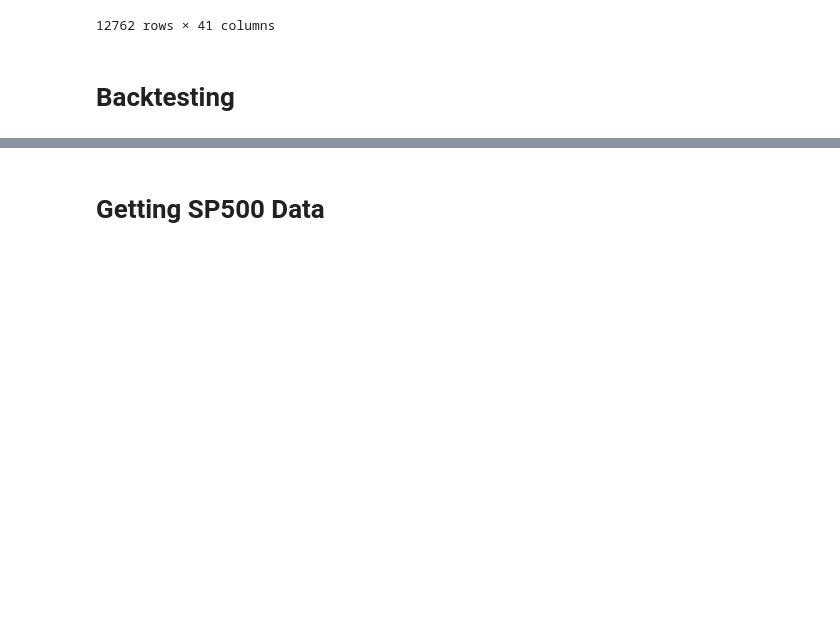
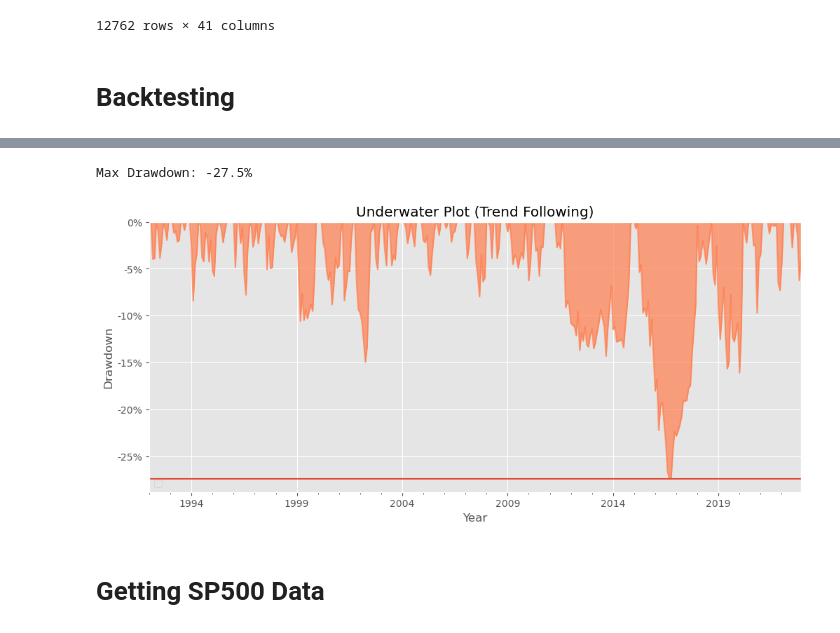
Before and after one commit to MalekAlkshaik/Trend-Following-Time-Series-Momentum, a Jupyter notebook: Time Series Momentum GitHub.ipynb, the cells around one changed output, grey strips where cells are left out. Cells and saved outputs as stored; diff of their text form; code cells hidden in the pictures; blank space fills up the shorter version.

```diff
--- a/Time Series Momentum GitHub.ipynb
+++ b/Time Series Momentum GitHub.ipynb
@@ -159,3 +142,8 @@ pf.plot_drawdown_underwater(Trend_Following_Returns)
+# %%
+mf.plotdrawdown(Trend_Following_Returns)
+# %% [output]
+Max Drawdown: -27.5%
+[figure, added]
 # %% [markdown]
 # Getting SP500 Data
 # %%
```
Also changed, not shown: parts of 22 cells of this notebook.
